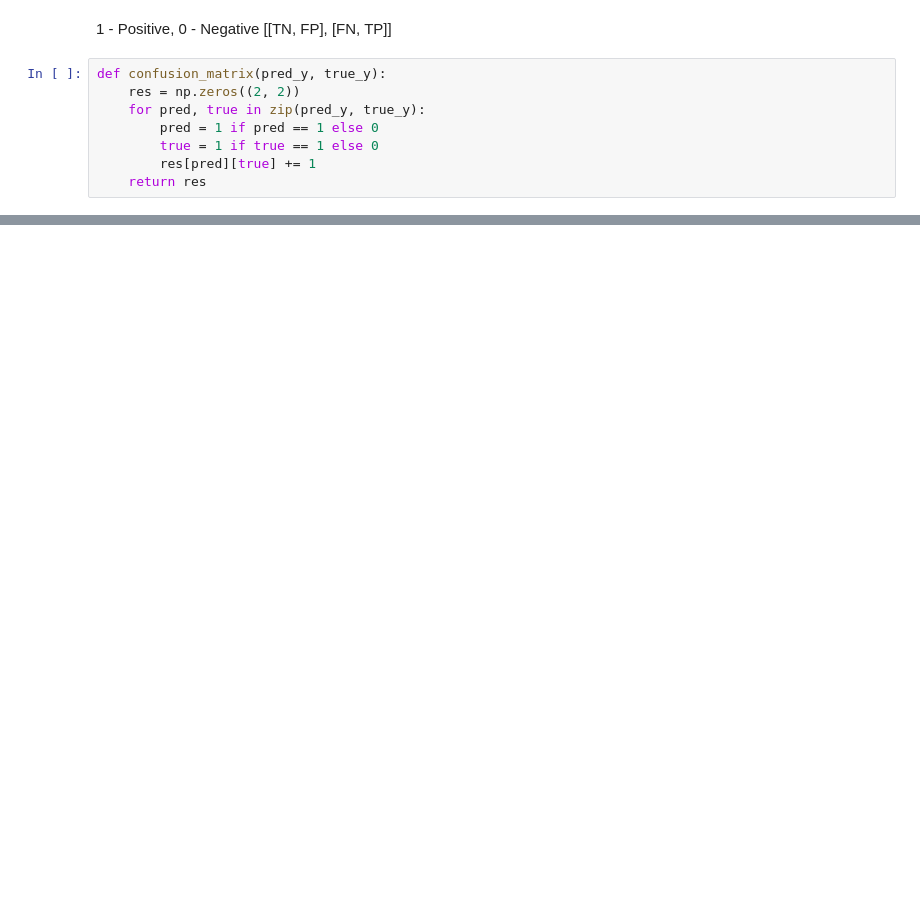
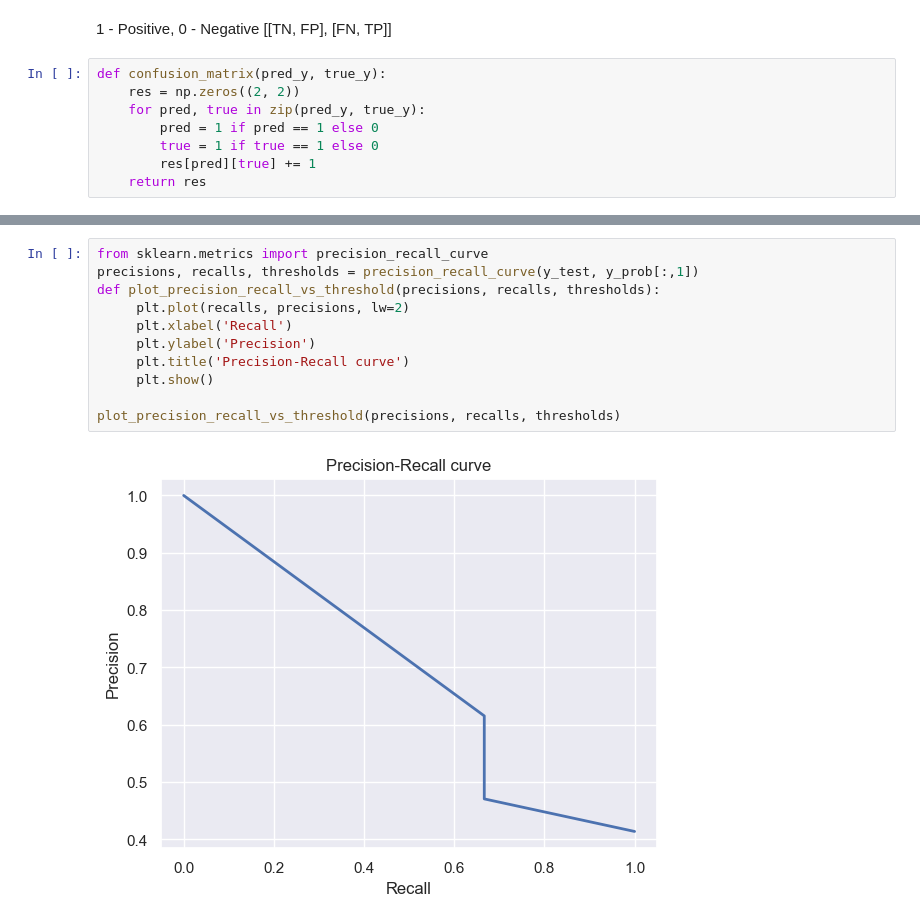
Before and after one commit to AaLexUser/Artificial-intelligence-systems, a Jupyter notebook: module-2/lab6/lab6.ipynb, the cells around one changed output, grey strips where cells are left out. Saved outputs shown, nothing was run; the diff lists cells and outputs as text; blank space fills up the shorter version.

```diff
--- a/module-2/lab6/lab6.ipynb
+++ b/module-2/lab6/lab6.ipynb
@@ -280,0 +417,13 @@ Recall:  0.75
+# %%
+from sklearn.metrics import precision_recall_curve
+precisions, recalls, thresholds = precision_recall_curve(y_test, y_prob[:,1])
+def plot_precision_recall_vs_threshold(precisions, recalls, thresholds):
+     plt.plot(recalls, precisions, lw=2)
+     plt.xlabel('Recall')
+     plt.ylabel('Precision')
+     plt.title('Precision-Recall curve')
+     plt.show()
+
+plot_precision_recall_vs_threshold(precisions, recalls, thresholds)
+# %% [output]
+[figure, added]
```
Also changed, not shown: parts of 19 cells of this notebook, 4 other files.
